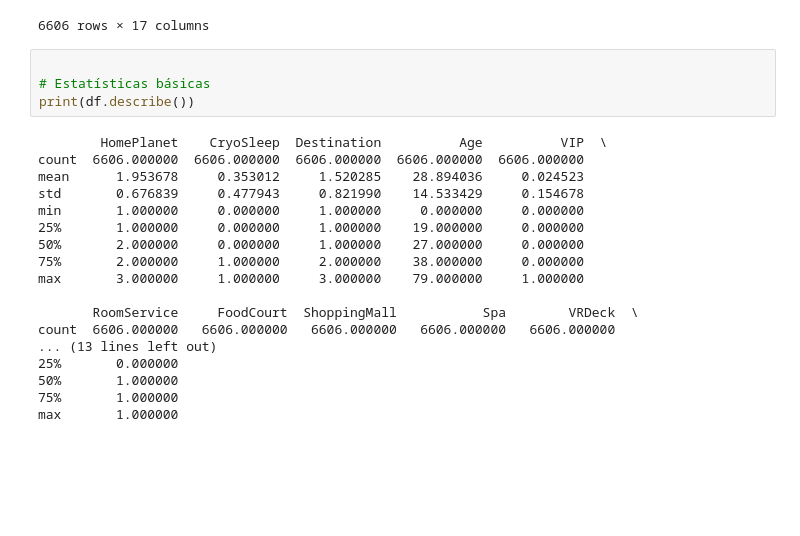
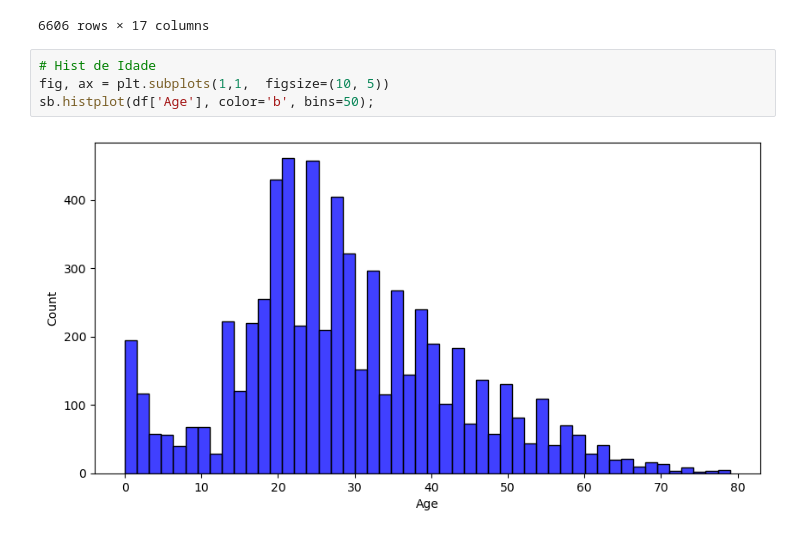
Before and after one commit to Saint-Piegas/Kaggles-GEL, a Jupyter notebook: SpaceshipTitanic/SpaceshipTitanic.ipynb, the cells around one changed output. Cells and saved outputs as stored; diff of their text form; blank space fills up the shorter version.

```diff
--- a/SpaceshipTitanic/SpaceshipTitanic.ipynb
+++ b/SpaceshipTitanic/SpaceshipTitanic.ipynb
@@ -116,25 +137,9 @@ display(df)
 | 8691 | 9280_01 | 1 | 0 | 69/6/56 | 3 | 32.0 | 0 | 0.0 | 1049.0 | ... |
 | 8692 | 9280_02 | 1 | 0 | 69/6/56 | 1 | 44.0 | 0 | 126.0 | 4688.0 | ... |
 6606 rows × 17 columns
-# %%
-
-# Estatísticas básicas
-print(df.describe())
-# %% [output]
-        HomePlanet    CryoSleep  Destination          Age          VIP  \
-count  6606.000000  6606.000000  6606.000000  6606.000000  6606.000000
-mean      1.953678     0.353012     1.520285    28.894036     0.024523
-std       0.676839     0.477943     0.821990    14.533429     0.154678
-min       1.000000     0.000000     1.000000     0.000000     0.000000
-25%       1.000000     0.000000     1.000000    19.000000     0.000000
-50%       2.000000     0.000000     1.000000    27.000000     0.000000
-75%       2.000000     1.000000     2.000000    38.000000     0.000000
-max       3.000000     1.000000     3.000000    79.000000     1.000000
-
-       RoomService     FoodCourt  ShoppingMall           Spa        VRDeck  \
-count  6606.000000   6606.000000   6606.000000   6606.000000   6606.000000
-... (13 lines left out)
-25%       0.000000
-50%       1.000000
-75%       1.000000
-max       1.000000
+# %%
+# Hist de Idade
+fig, ax = plt.subplots(1,1,  figsize=(10, 5))
+sb.histplot(df['Age'], color='b', bins=50);
+# %% [output]
+[figure, added]
```
Also changed, not shown: parts of 2 cells of this notebook.
